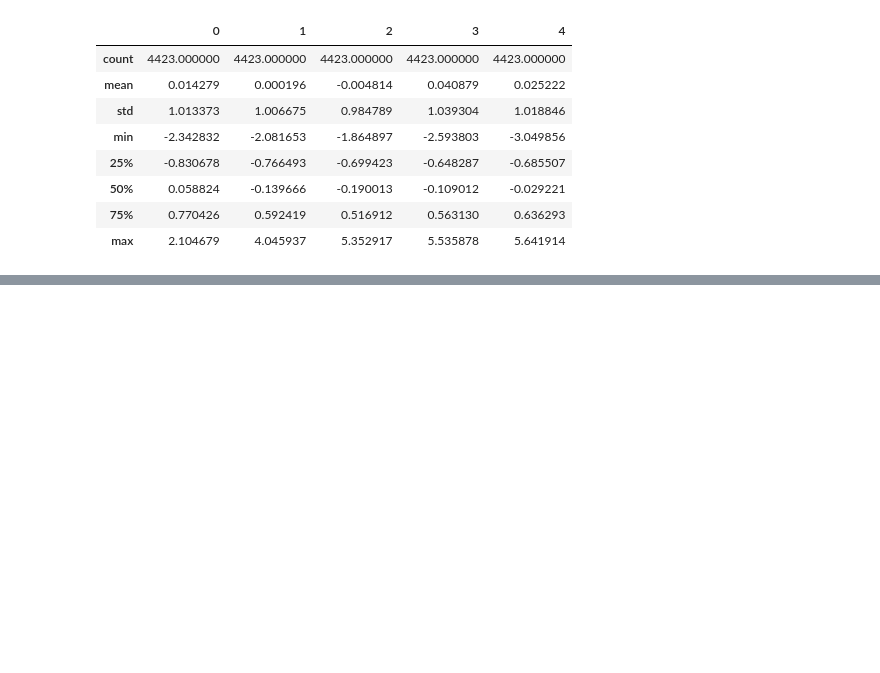
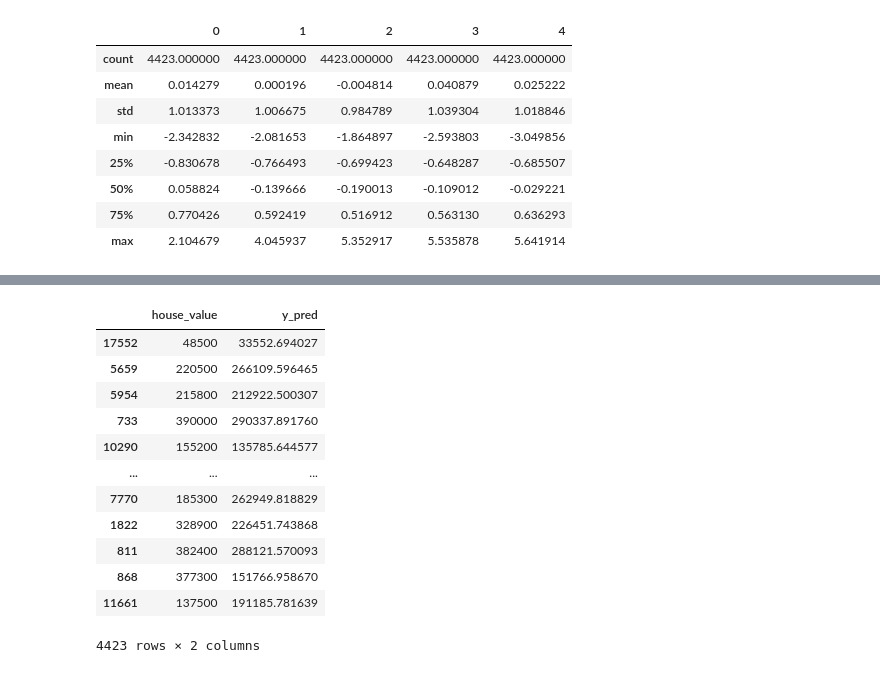
Before and after one commit to 2hongbi/kaggle-python, a Jupyter notebook: src/bigboongi/learn_regression.ipynb, the cells around one changed output, grey strips where cells are left out. Saved outputs shown, nothing was run; the diff lists cells and outputs as text; code cells hidden in the pictures; blank space fills up the shorter version.

```diff
--- a/src/bigboongi/learn_regression.ipynb
+++ b/src/bigboongi/learn_regression.ipynb
@@ -152,0 +224,18 @@ pd.DataFrame(X_scaled_standard_test).describe()
+# %%
+pred_test = model.predict(X_scaled_minmax_test)
+y_test[['y_pred']] = pred_test
+y_test
+# %% [output]
+|  | house_value | y_pred |
+| 17552 | 48500 | 33552.694027 |
+| 5659 | 220500 | 266109.596465 |
+| 5954 | 215800 | 212922.500307 |
+| 733 | 390000 | 290337.891760 |
+| 10290 | 155200 | 135785.644577 |
+| ... | ... | ... |
+| 7770 | 185300 | 262949.818829 |
+| 1822 | 328900 | 226451.743868 |
+| 811 | 382400 | 288121.570093 |
+| 868 | 377300 | 151766.958670 |
+| 11661 | 137500 | 191185.781639 |
+4423 rows × 2 columns
```
Also changed, not shown: parts of 12 cells of this notebook, 1 other file.
